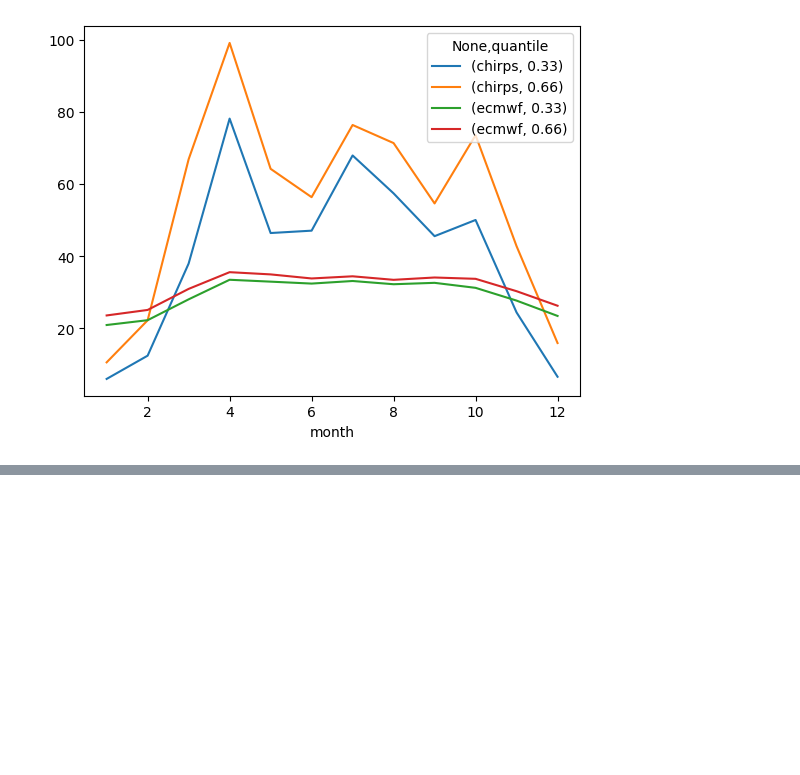
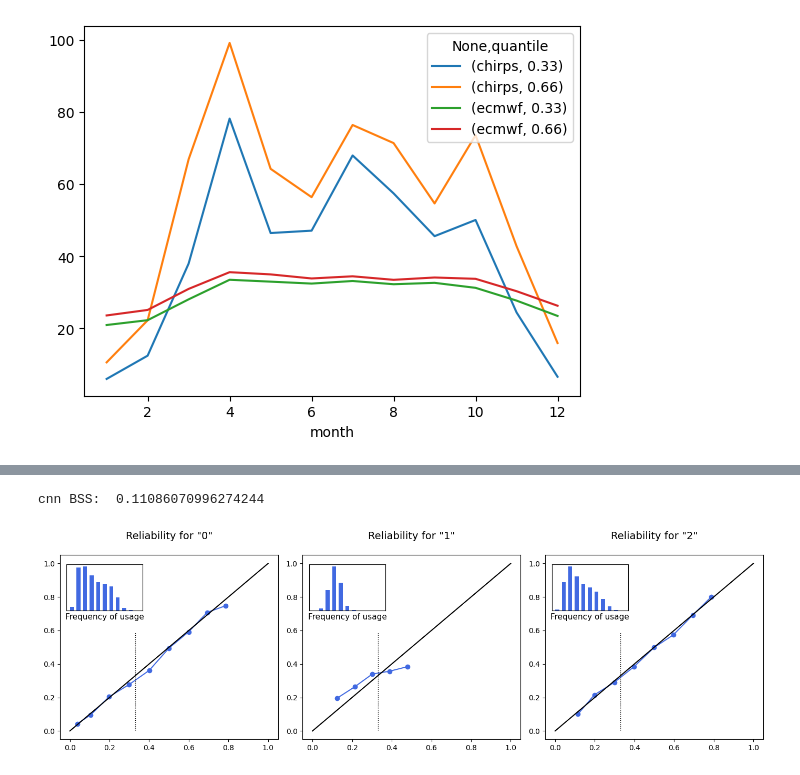
Before and after one commit to chiemvs/lorentz, a Jupyter notebook: pipeline.ipynb, the cells around one changed output, grey strips where cells are left out. Drawn from its saved outputs; the diff is of its cells as text; code cells hidden in the pictures; blank space fills up the shorter version.

```diff
--- a/pipeline.ipynb
+++ b/pipeline.ipynb
@@ -142,0 +238,10 @@ reading the input from disk again
+# %%
+# Cnn forecasts relative to simple climatology
+lengthened_obs = verifying_obs.reindex(cnnpreds.index)
+clim_benchmark = l1yocv_climatology(lengthened_obs)
+print('cnn BSS: ', brier_skill_score(y = lengthened_obs, x = cnnpreds, x0 = clim_benchmark))
+fig, ax = reliability_diagram(y = lengthened_obs, x = cnnpreds)
+plt.show()
+# %% [output]
+cnn BSS:  0.11086070996274244
+[figure, added]
```
Also changed, not shown: parts of 13 cells of this notebook, 1 other file.
